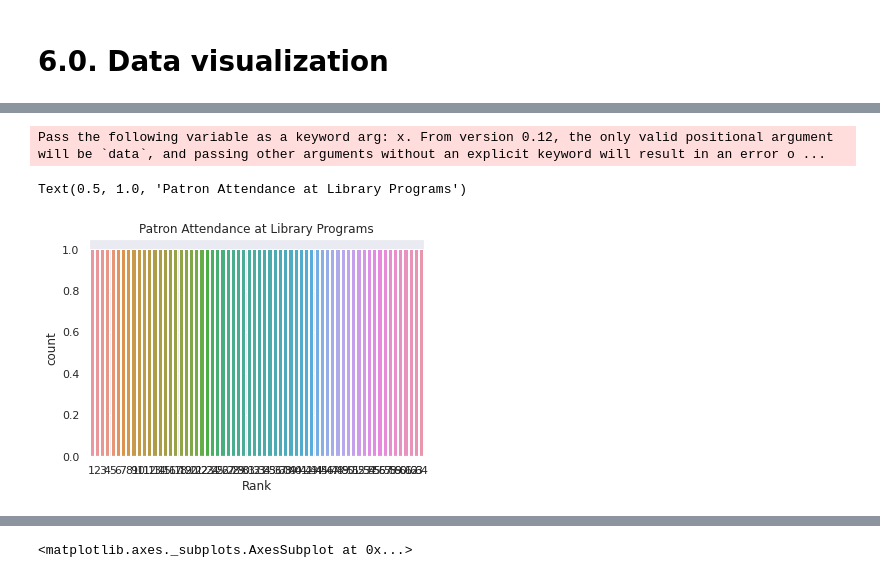
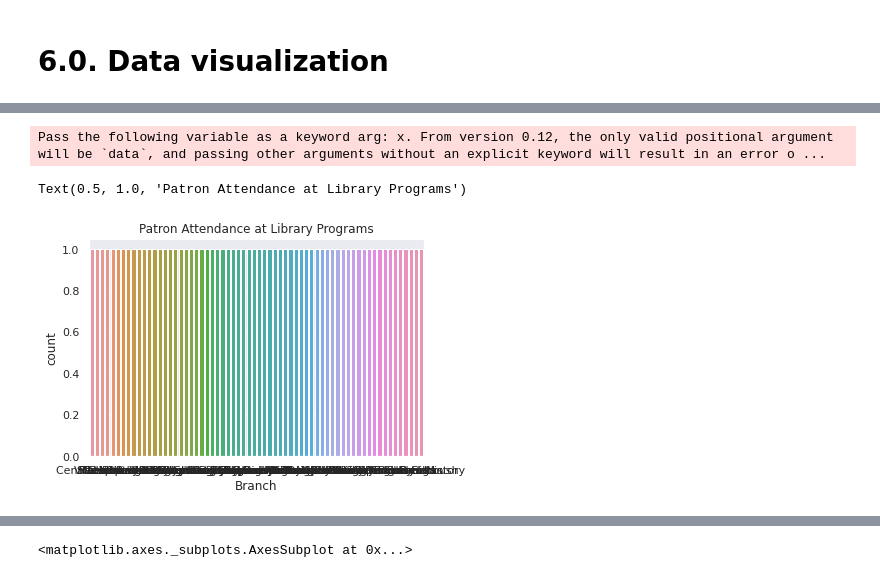
Before and after one commit to lophiraalata/data-analytics-micro-credential, a Jupyter notebook: FinalProject_LibraryUsage.ipynb, the cells around one changed output, grey strips where cells are left out. Cells and saved outputs as stored; diff of their text form; code cells hidden in the pictures.

```diff
--- a/FinalProject_LibraryUsage.ipynb
+++ b/FinalProject_LibraryUsage.ipynb
@@ -161,2 +294,0 @@ attendance.rename(columns={'\tAttendance': 'Number_Attending', '\tRank of Attend
-# %%
-attendance.rename(columns={'Number of Patrons in Attendance': 'Number_attending'}, inplace=True)
@@ -208,6 +447,6 @@ dtype: int64
 # %%
-sns.countplot(attendance['Rank']).set_title('Patron Attendance at Library Programs')
+sns.countplot(attendance['Branch']).set_title('Patron Attendance at Library Programs')
 # %% [output]
 Pass the following variable as a keyword arg: x. From version 0.12, the only valid positional argument will be `data`, and passing other arguments without an explicit keyword will result in an error o ...
 Text(0.5, 1.0, 'Patron Attendance at Library Programs')
-[figure, old version]
+[figure, new version]
```
Also changed, not shown: parts of 53 cells of this notebook.
